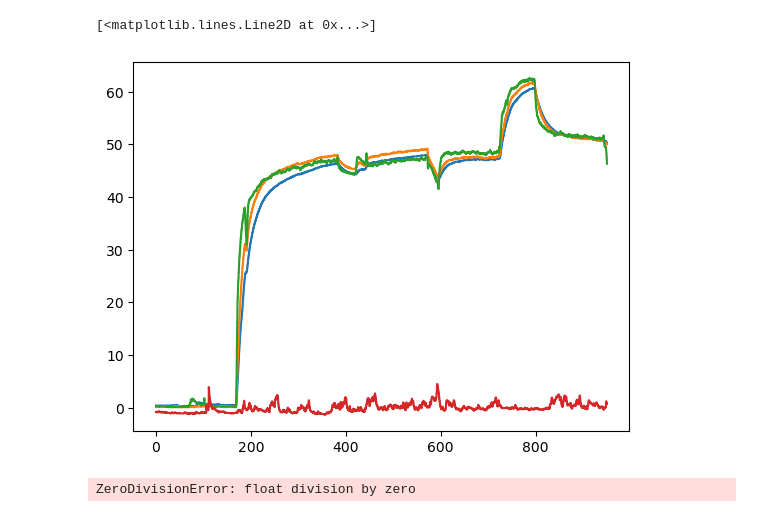
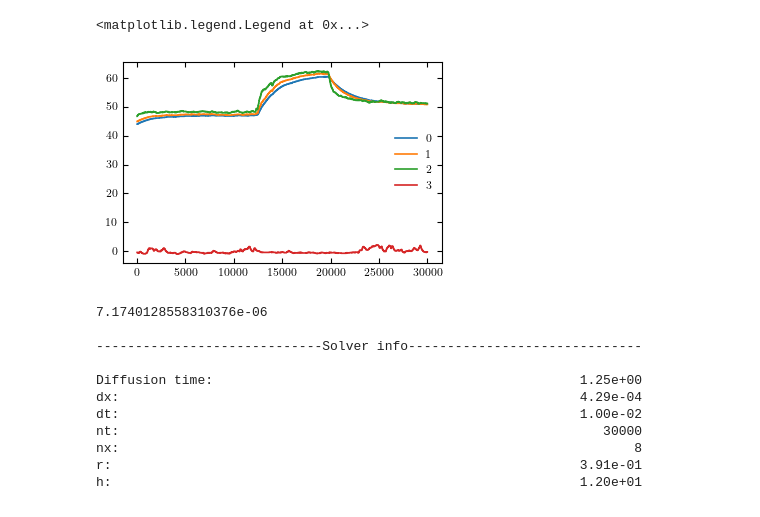
Before and after one commit to Sparisi01/RPM_implementation, a Jupyter notebook: analisi_dati_eltek.ipynb, the cells around one changed output. Saved outputs shown, nothing was run; the diff lists cells and outputs as text; code cells hidden in the pictures.

```diff
--- a/analisi_dati_eltek.ipynb
+++ b/analisi_dati_eltek.ipynb
@@ -1,6 +1,8 @@
 # %%
 import numpy as np
 import matplotlib.pyplot as plt
+
+plt.style.use("styles/plots.mplstyle")
 # %%
 from tkinter.ttk import Separator
 
@@ -19,28 +21,44 @@ raffreddamento = np.genfromtxt(
 # %%
 # Temperature shiftate rispetto all'ambiente
 
-T_amb_mean = np.mean(riscaldamento[:,4])
+dati_usati = riscaldamento
 
-Theta_0 = riscaldamento[:,1] - T_amb_mean
-Theta_1 = riscaldamento[:,2] - T_amb_mean
-Theta_2 = riscaldamento[:,3] - T_amb_mean
-Theta_3 = riscaldamento[:,4] - T_amb_mean
+low_idx = 60000
+high_idx= 90000
+
+T_amb_mean = np.mean(dati_usati[low_idx:high_idx,4])
+
+Theta_0 = dati_usati[low_idx:high_idx,1] - T_amb_mean # misura sensore
+Theta_1 = dati_usati[low_idx:high_idx,2] - T_amb_mean
+Theta_2 = dati_usati[low_idx:high_idx,3] - T_amb_mean # temperatura reale
+Theta_3 = dati_usati[low_idx:high_idx,4] - T_amb_mean # temperatura ambiente
 # %%
-plt.plot(riscaldamento[:,0], Theta_0)
-plt.plot(riscaldamento[:,0], Theta_1)
-plt.plot(riscaldamento[:,0], Theta_2)
-plt.plot(riscaldamento[:,0], Theta_3)
+plt.plot(Theta_0, label="0")
+plt.plot(Theta_1, label="1")
+plt.plot(Theta_2, label="2")
+plt.plot(Theta_3, label="3")
+
+plt.legend()
 # %% [output]
-[<matplotlib.lines.Line2D at 0x...>]
+<matplotlib.legend.Legend at 0x...>
-[figure, old version]
+[figure, new version]
 # %%
 # Parametri simulazione
 L = 0.003 # (metri)
-Tf = riscaldamento[-1,0]
+dt = riscaldamento[-1,0] - riscaldamento[-2,0]
 nt = np.size(Theta_0)
-D = 0.005
-wanted_r = 0.1
-h = 1
+Tf = dt*nt
+
+# Proprietà Al₂O₃
+rho_Al2O3 = 3960        # kg/m³
+cp_Al2O3 = 880          # J/(kg·K)
+kappa_Al2O3 = 25        # W/(m·K) per Al₂O₃ tecnica
+D = kappa_Al2O3 / (rho_Al2O3 * cp_Al2O3)
+print(D)
+# D ≈ 7.1e-6 m²/s
+
+wanted_r = 0.5
+h = 12
 
 from src.Heat1DCrankNicolson import Heat1DCrankNicolson
 
@@ -53,4 +71,14 @@ _, n_eff = solver.diffusion_time()
 from src.TikhonovHandler import TikhonovHandler, reconstruction_error_plot
 th = TikhonovHandler(solver)
 # %% [output]
-ZeroDivisionError: float division by zero
+7.1740128558310376e-06
+
+-----------------------------Solver info------------------------------
+
+Diffusion time:                                               1.25e+00
+dx:                                                           4.29e-04
+dt:                                                           1.00e-02
+nt:                                                              30000
+nx:                                                                  8
+r:                                                            3.91e-01
+h:                                                            1.20e+01
```
Also changed, not shown: parts of 1 cell of this notebook, 31 other files.
